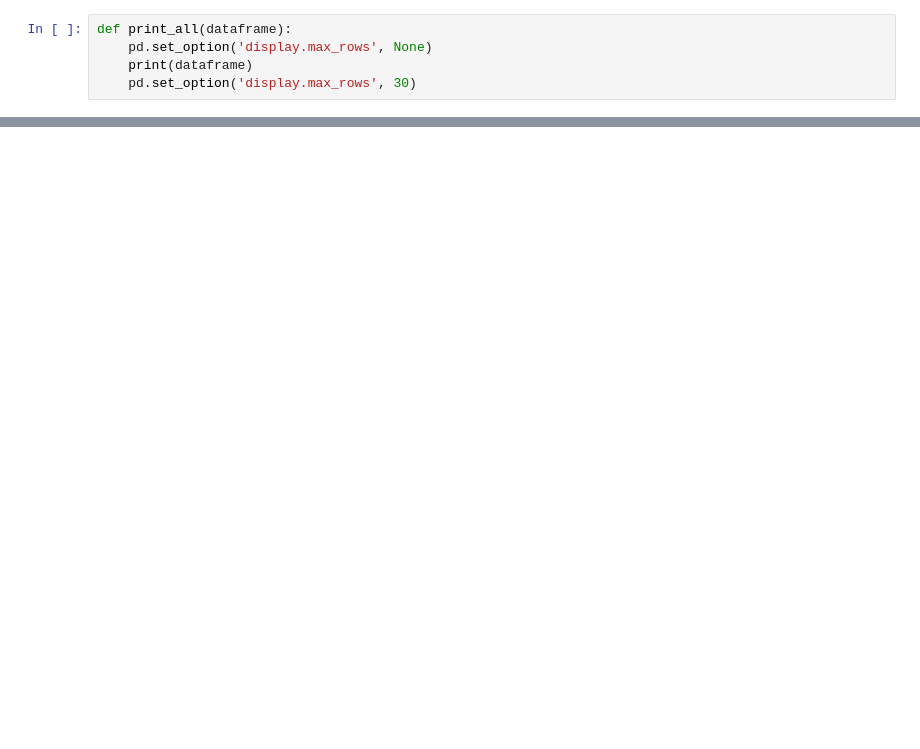
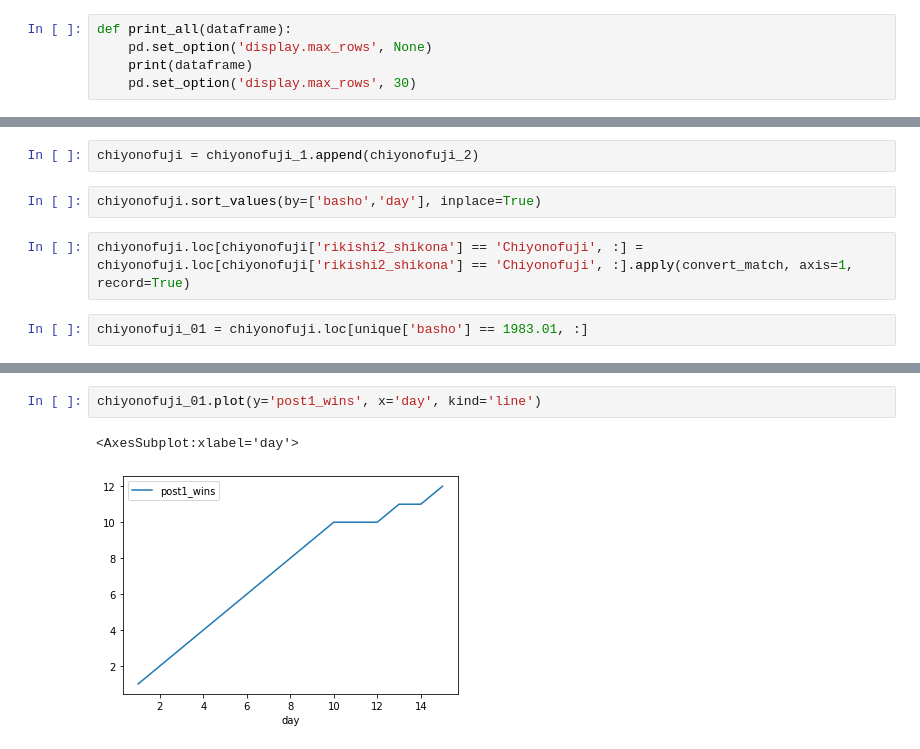
Before and after one commit to JimmyLamothe/SumoStats, a Jupyter notebook: sumo_experiments.ipynb, the cells around one changed output, grey strips where cells are left out. Saved outputs shown, nothing was run; the diff lists cells and outputs as text; blank space fills up the shorter version.

Commit message:
Visual tracking of individual basho records

```diff
--- a/sumo_experiments.ipynb
+++ b/sumo_experiments.ipynb
@@ -451,0 +318,8 @@ Name: victory, Length: 120, dtype: float64
+# %%
+chiyonofuji = chiyonofuji_1.append(chiyonofuji_2)
+# %%
+chiyonofuji.sort_values(by=['basho','day'], inplace=True)
+# %%
+chiyonofuji.loc[chiyonofuji['rikishi2_shikona'] == 'Chiyonofuji', :] = chiyonofuji.loc[chiyonofuji['rikishi2_shikona'] == 'Chiyonofuji', :].apply(convert_match, axis=1, record=True)
+# %%
+chiyonofuji_01 = chiyonofuji.loc[unique['basho'] == 1983.01, :]
@@ -451,0 +346,5 @@ Name: victory, Length: 120, dtype: float64
+# %%
+chiyonofuji_01.plot(y='post1_wins', x='day', kind='line')
+# %% [output]
+<AxesSubplot:xlabel='day'>
+[figure, added]
```
Also changed, not shown: parts of 29 cells of this notebook.
